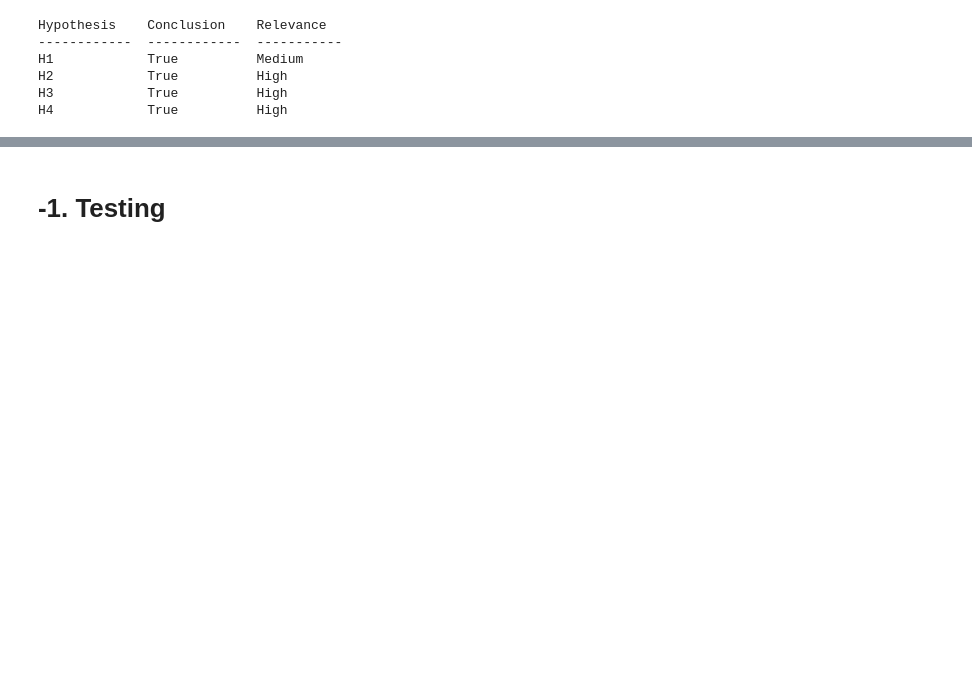
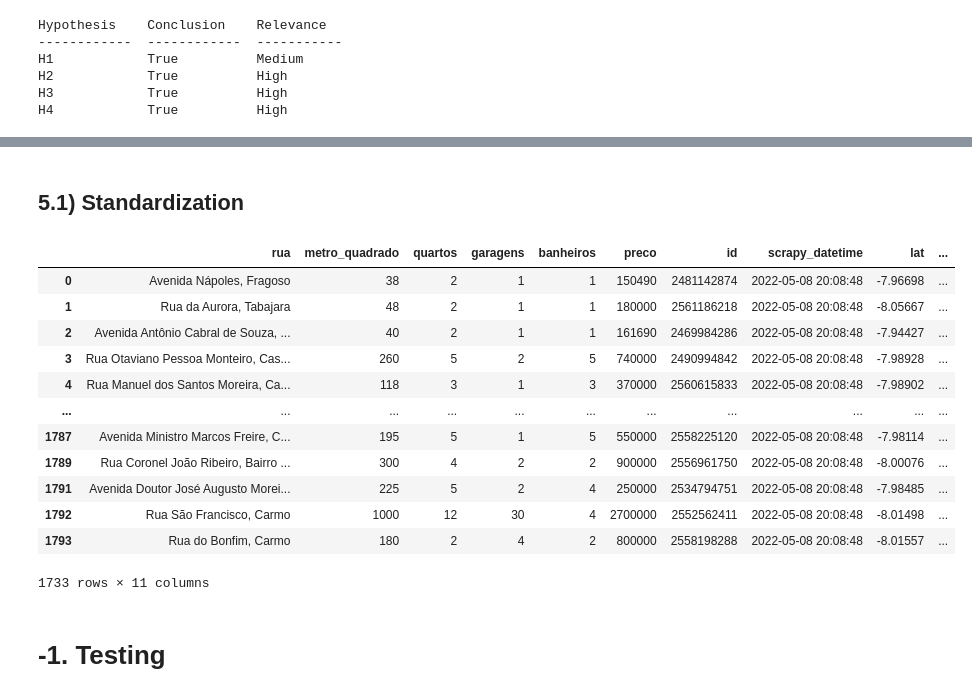
Before and after one commit to jaohenritm/Imoveis-Olinda, a Jupyter notebook: notebooks/olinda-analysis.ipynb, the cells around one changed output, grey strips where cells are left out. Drawn from its saved outputs; the diff is of its cells as text; code cells hidden in the pictures; blank space fills up the shorter version.

```diff
--- a/notebooks/olinda-analysis.ipynb
+++ b/notebooks/olinda-analysis.ipynb
@@ -289,3 +298,26 @@ sns.heatmap(correlation, annot=True);
+# %% [markdown]
+## 5.1) Standardization
+# %%
+ss = pp.StandardScaler()
+
+# preco
+df5['preco'] = ss.fit_transform(df5[['preco']].values)
+# %%
+df5
+# %% [output]
+|  | rua | metro_quadrado | quartos | garagens | banheiros | preco | id | scrapy_datetime | lat | ... |
+| 0 | Avenida Nápoles, Fragoso | 38 | 2 | 1 | 1 | 150490 | 2481142874 | 2022-05-08 20:08:48 | -7.96698 | ... |
+| 1 | Rua da Aurora, Tabajara | 48 | 2 | 1 | 1 | 180000 | 2561186218 | 2022-05-08 20:08:48 | -8.05667 | ... |
+| 2 | Avenida Antônio Cabral de Souza, ... | 40 | 2 | 1 | 1 | 161690 | 2469984286 | 2022-05-08 20:08:48 | -7.94427 | ... |
+| 3 | Rua Otaviano Pessoa Monteiro, Cas... | 260 | 5 | 2 | 5 | 740000 | 2490994842 | 2022-05-08 20:08:48 | -7.98928 | ... |
+| 4 | Rua Manuel dos Santos Moreira, Ca... | 118 | 3 | 1 | 3 | 370000 | 2560615833 | 2022-05-08 20:08:48 | -7.98902 | ... |
+| ... | ... | ... | ... | ... | ... | ... | ... | ... | ... | ... |
+| 1787 | Avenida Ministro Marcos Freire, C... | 195 | 5 | 1 | 5 | 550000 | 2558225120 | 2022-05-08 20:08:48 | -7.98114 | ... |
+| 1789 | Rua Coronel João Ribeiro, Bairro ... | 300 | 4 | 2 | 2 | 900000 | 2556961750 | 2022-05-08 20:08:48 | -8.00076 | ... |
+| 1791 | Avenida Doutor José Augusto Morei... | 225 | 5 | 2 | 4 | 250000 | 2534794751 | 2022-05-08 20:08:48 | -7.98485 | ... |
+| 1792 | Rua São Francisco, Carmo | 1000 | 12 | 30 | 4 | 2700000 | 2552562411 | 2022-05-08 20:08:48 | -8.01498 | ... |
+| 1793 | Rua do Bonfim, Carmo | 180 | 2 | 4 | 2 | 800000 | 2558198288 | 2022-05-08 20:08:48 | -8.01557 | ... |
+1733 rows × 11 columns
 # %% [markdown]
 # -1. Testing
 # %% [markdown]
```
Also changed, not shown: parts of 12 cells of this notebook.
